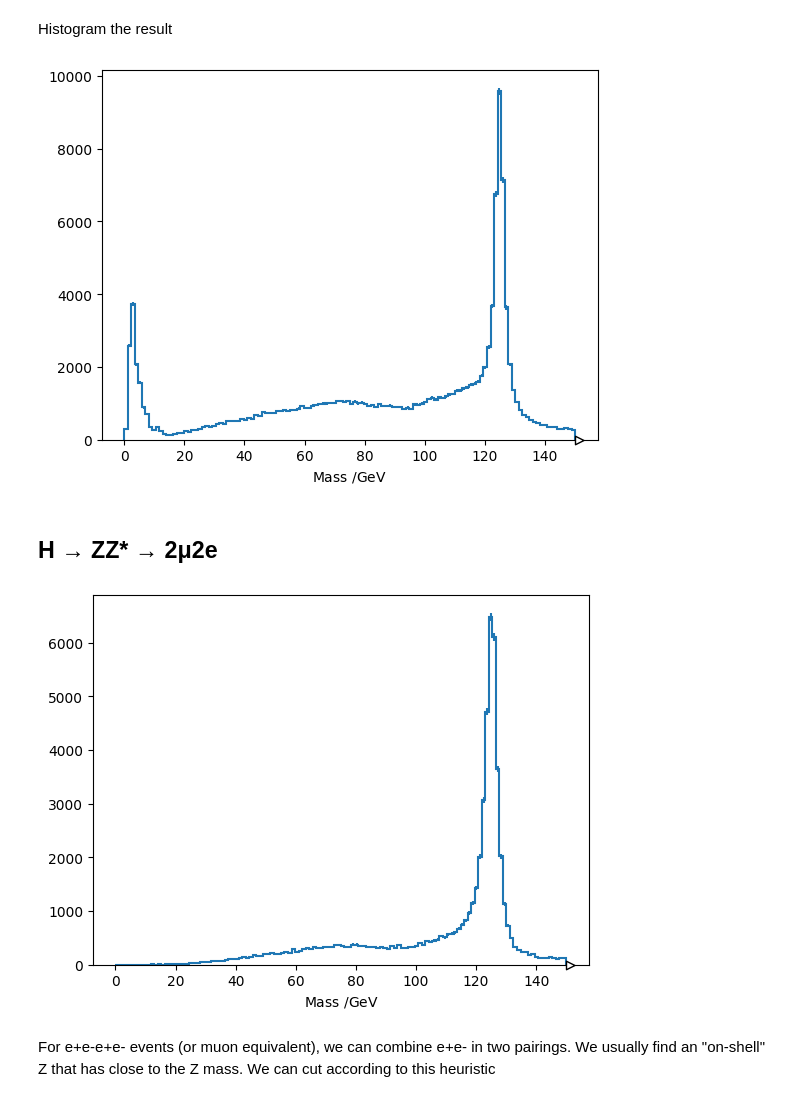
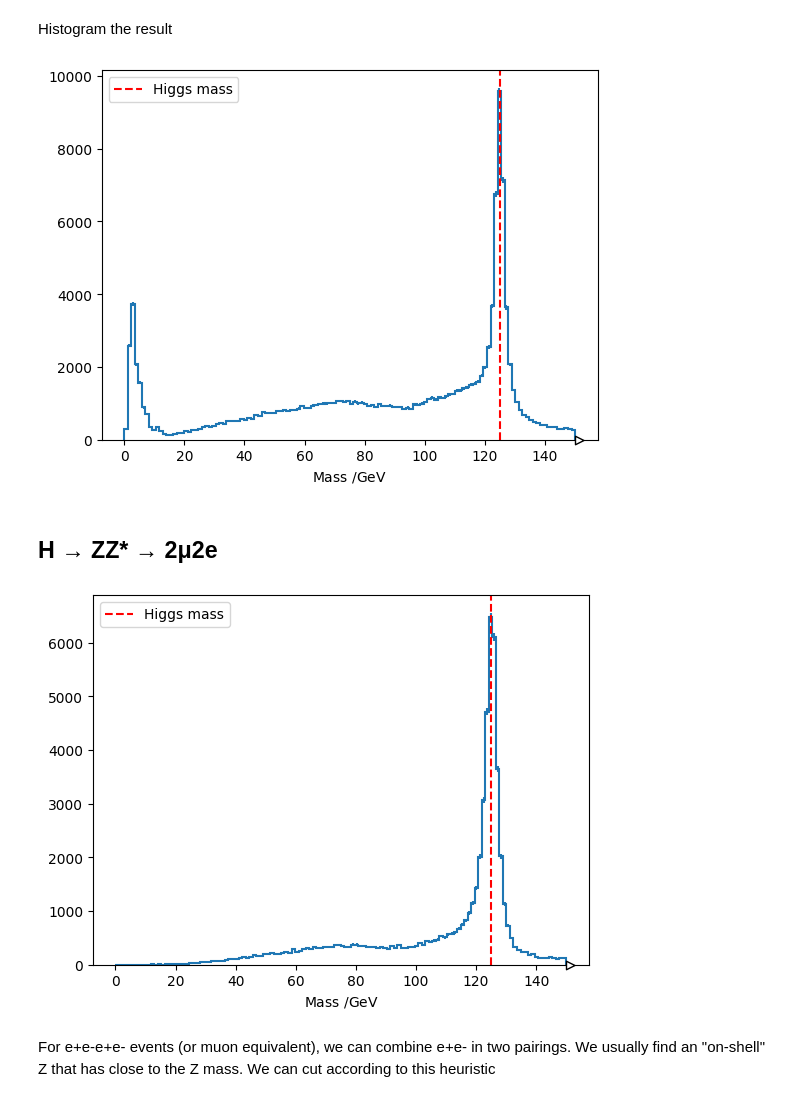
Before and after one commit to 2i2c-org/demo-higgs-mass, a Jupyter notebook: analysis.ipynb, the cells around one changed output. Saved outputs shown, nothing was run; the diff lists cells and outputs as text; code cells hidden in the pictures.

```diff
--- a/analysis.ipynb
+++ b/analysis.ipynb
@@ -93,13 +94,15 @@ Histogram the result
 # %%
 #| label: zz-eeee-uuuu
 (
     hist.Hist.new.Reg(128, 0, 150, label="Mass /$\\text{GeV}$")
     .Double()
     .fill_flattened(four_muons_mass)
     .fill_flattened(four_electrons_mass)
 ).plot();
+plt.gca().axvline(125.11, linestyle='dashed', color="red", label="Higgs mass");
+plt.legend();
 # %% [output]
-[figure, old version]
+[figure, new version]
 # %% [markdown]
 ## H → ZZ* → 2μ2e
 # %%
@@ -121,8 +124,10 @@ muon_plus, muon_minus, electron_plus, electron_minus = ak.unzip(
     .Double()
     .fill_flattened((muon_plus + muon_minus + electron_plus + electron_minus).mass)
 ).plot();
+plt.gca().axvline(125.11, linestyle='dashed', color="red", label="Higgs mass");
+plt.legend();
 # %% [output]
-[figure, old version]
+[figure, new version]
 # %% [markdown]
 For e+e-e+e- events (or muon equivalent), we can combine e+e- in two pairings. We usually find an "on-shell" Z that has close to the Z mass. We can cut according to this heuristic
 # %%
```
Also changed, not shown: parts of 2 cells of this notebook, 1 other file.
